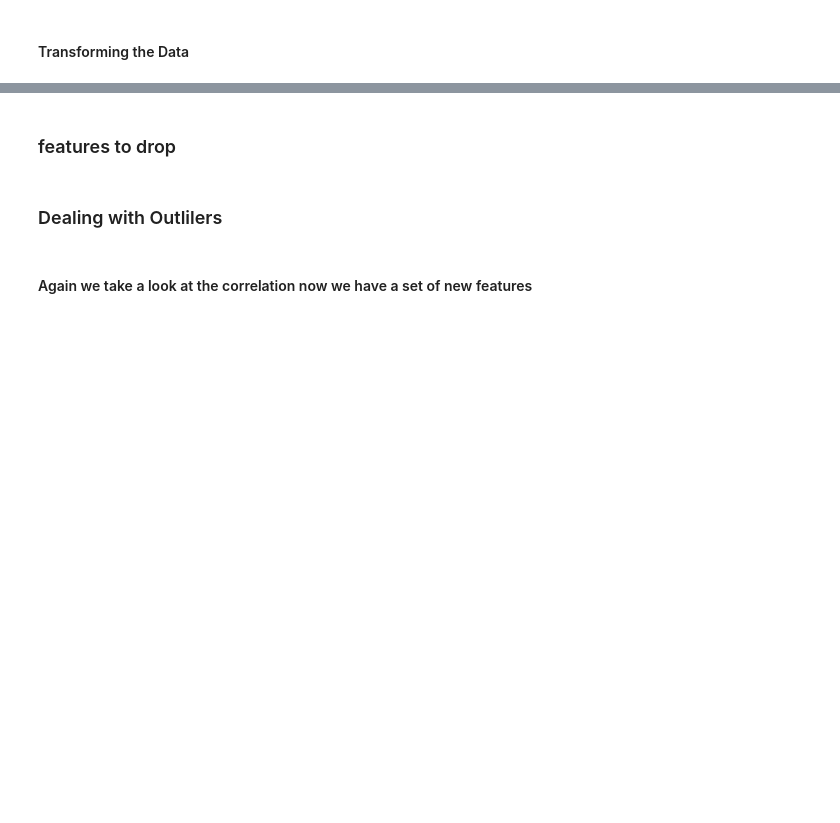
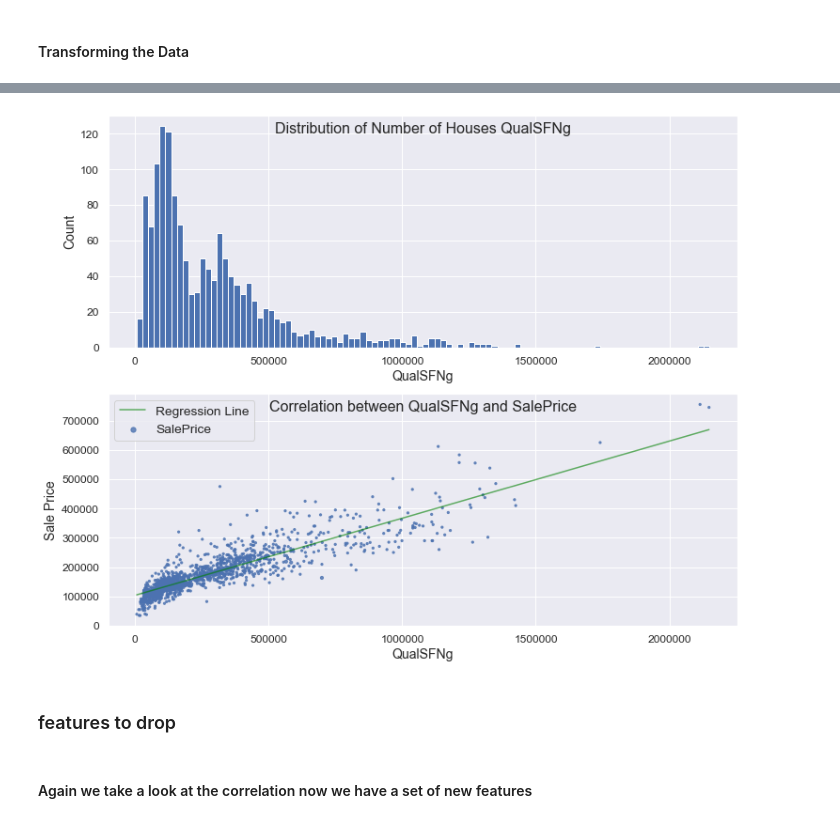
Before and after one commit to chibz3/Real_estate_investment, a Jupyter notebook: housing_prices.ipynb, the cells around one changed output, grey strips where cells are left out. Cells and saved outputs as stored; diff of their text form; code cells hidden in the pictures; blank space fills up the shorter version.

Commit message:
add feature QualSFNg

```diff
--- a/housing_prices.ipynb
+++ b/housing_prices.ipynb
@@ -1104,10 +1112,10 @@ We'bre going to list skewed features and then apply boxcox transformation with b
 # %%
-# # Numerical features we worked on which seems highly skewed but we filter again anyways...
+# Numerical features we worked on which seems highly skewed but we filter again anyways...
 
-# skewed = [
-#     'LotFrontage', 'LotArea', 'MasVnrArea', 'BsmtFinSF1', 'BsmtFinSF2',
-#     'BsmtUnfSF', 'TotalBsmtSF', '2ndFlrSF', 'GrLivArea',
-#      'OpenPorchSF', 'EnclosedPorch', '3SsnPorch',
-#     'ScreenPorch', 'PoolArea', 'LowQualFinSF', 'MiscVal'
-# ]
+skewed = [
+    'LotFrontage', 'LotArea', 'MasVnrArea', 'BsmtFinSF1', 'BsmtFinSF2',
+     'BsmtUnfSF', 'TotalBsmtSF', '2ndFlrSF', 'GrLivArea',
+      'OpenPorchSF', 'EnclosedPorch', '3SsnPorch',
+     'ScreenPorch', 'PoolArea', 'LowQualFinSF', 'MiscVal'
+ ]
 # %%
@@ -1134,3 +1142,30 @@ We'bre going to list skewed features and then apply boxcox transformation with b
+# %%
+fig1 = plt.figure(figsize=(12,10))
+
+plt.subplot(2,1,1)
+plt.hist(df.QualSFNg,bins=100)
+YearMean=df.groupby(['QualSFNg']).SalePrice.mean()
+YearSize=df.groupby(['QualSFNg']).SalePrice.count()
+plt.yticks(fontsize=12)
+plt.xticks(fontsize=12)
+plt.ylabel('Count',fontsize=14)
+plt.xlabel('QualSFNg',fontsize=14)
+plt.title('Distribution of Number of Houses QualSFNg',fontsize=16,y=0.9)
+
+plt.subplot(2,1,2)
+plt.scatter(YearMean.index,YearMean,s=YearSize*5,alpha=0.8)
+# the regression line is created with all the original SalePrice, not the year-mean value
+fit = np.polyfit(df.QualSFNg,df.SalePrice,deg=1)
+plt.plot(YearMean.index, fit[0] * YearMean.index + fit[1], color='green',alpha=0.6)
+plt.yticks(fontsize=12)
+plt.xticks(fontsize=12)
+plt.ylabel('Sale Price',fontsize=14)
+plt.xlabel('QualSFNg',fontsize=14)
+plt.title('Correlation between QualSFNg and SalePrice',fontsize=16,y=0.9)
+plt.legend(['Regression Line','SalePrice'])
+plt.savefig('QualSFNg.png', bbox_inches='tight');
+# %% [output]
+[figure, added]
 # %% [markdown]
 ### features to drop
 # %%
@@ -1147,4 +1183,2 @@ to_drop = [
 # %%
 df.drop(columns=to_drop, inplace=True)
-# %% [markdown]
-### Dealing with Outlilers
```
Also changed, not shown: parts of 57 cells of this notebook, 5 other files.
